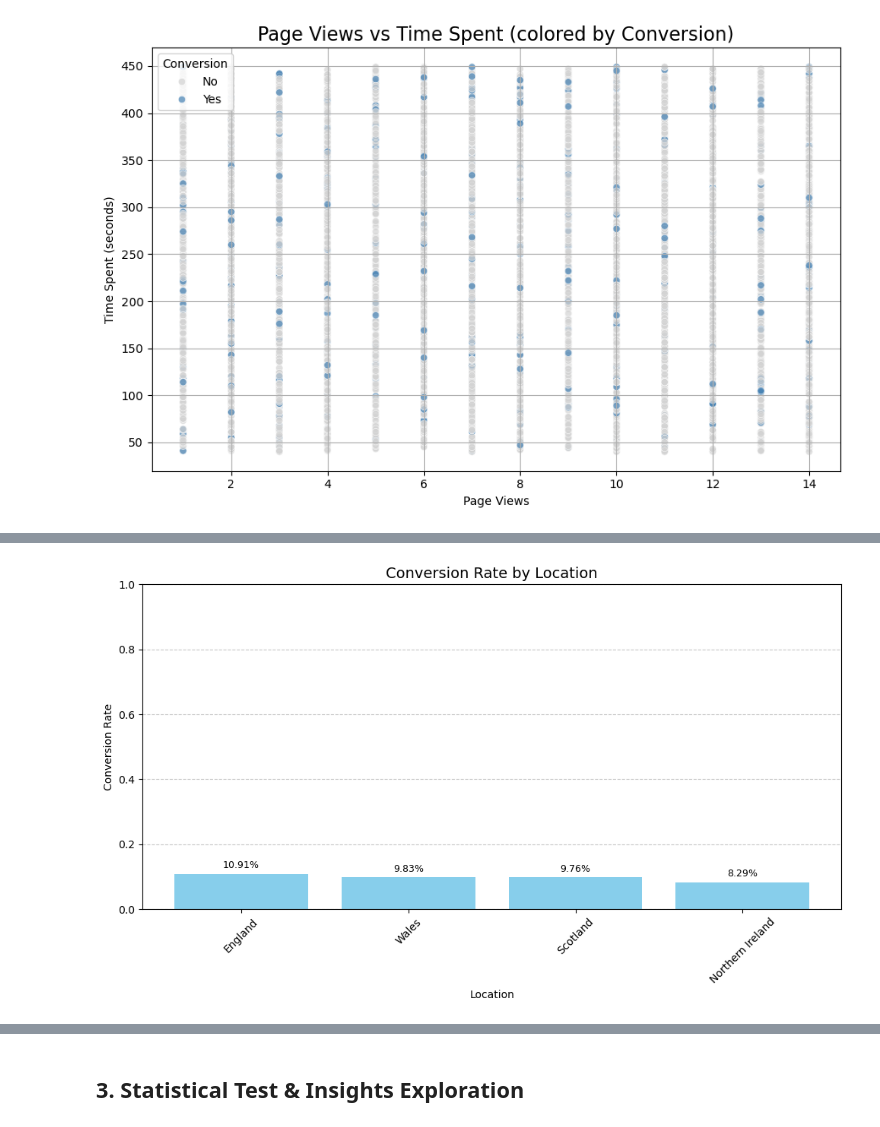
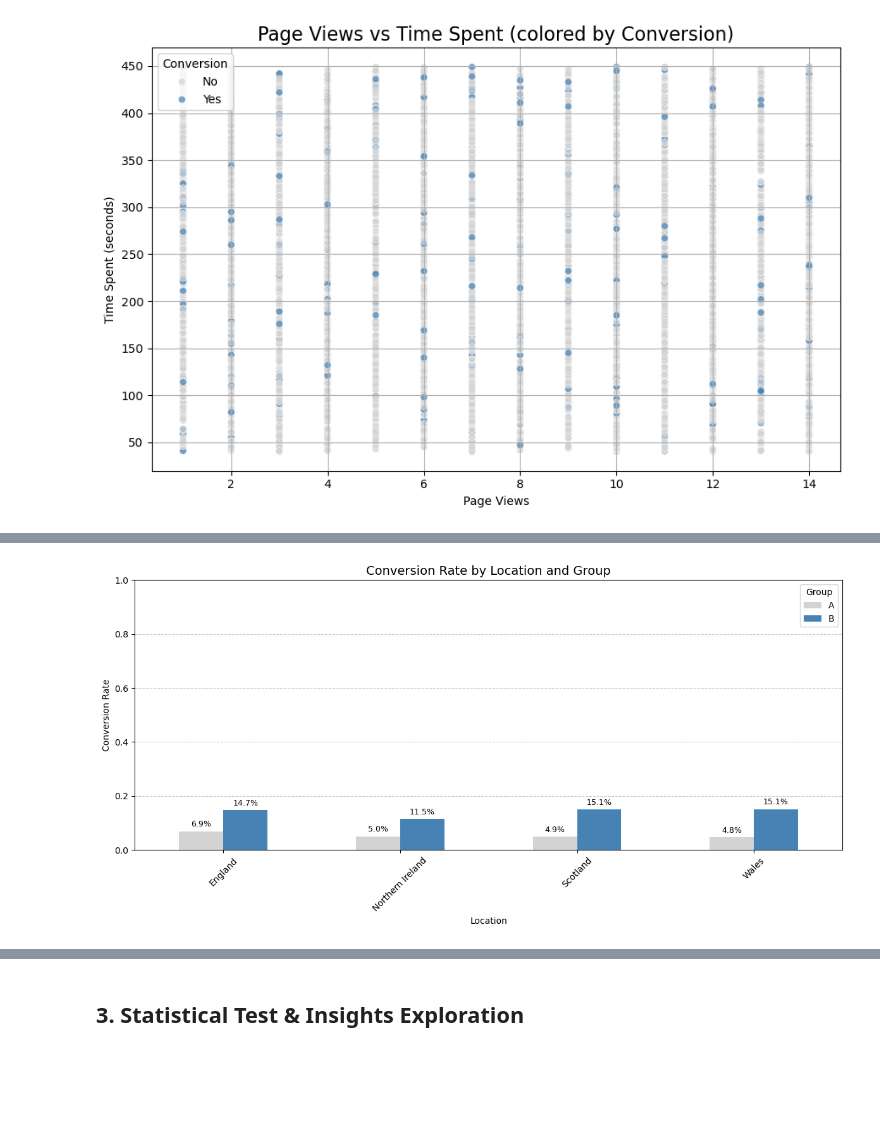
Before and after one commit to Guddies92/FinalProjectDapt08, a Jupyter notebook: Group_Project_one_dataset_Jing.ipynb, the cells around one changed output, grey strips where cells are left out. Cells and saved outputs as stored; diff of their text form; code cells hidden in the pictures; blank space fills up the shorter version.

```diff
--- a/Group_Project_one_dataset_Jing.ipynb
+++ b/Group_Project_one_dataset_Jing.ipynb
@@ -216,33 +149,46 @@ Passing `palette` without assigning `hue` is deprecated and will be removed in v
-# %%
-
-location_conversion = (
-    ab_testing.groupby(['Location', 'Conversion'])
-    .size()
-    .unstack(fill_value=0)
-)
-
-# Compute conversion rate
-location_conversion['Conversion Rate'] = location_conversion['Yes'] / (location_conversion['Yes'] + location_conversion['No'])
-
-# Sort by conversion rate
-location_conversion_sorted = location_conversion.sort_values(by='Conversion Rate', ascending=False)
-
-# Plot
-plt.figure(figsize=(10, 6))
-bars = plt.bar(location_conversion_sorted.index, location_conversion_sorted['Conversion Rate'], color='skyblue')
-
-# Add labels
-for bar in bars:
-    yval = bar.get_height()
-    plt.text(bar.get_x() + bar.get_width()/2, yval + 0.01, f"{yval:.2%}", ha='center', va='bottom', fontsize=9)
-
-plt.title('Conversion Rate by Location', fontsize=14)
-plt.ylabel('Conversion Rate')
-plt.xlabel('Location')
-plt.xticks(rotation=45)
-plt.ylim(0, 1)
-plt.tight_layout()
-plt.grid(axis='y', linestyle='--', alpha=0.7)
-plt.show()
-# %% [output]
-[figure, removed]
+# %%
+
+# Calculate conversion counts by Location and Group
+location_group_conversion = (
+    ab_testing.groupby(['Location', 'Group', 'Conversion'])
+    .size()
+    .unstack(fill_value=0)
+    .reset_index()
+)
+
+# Calculate conversion rate per group and location
+location_group_conversion['Conversion Rate'] = (
+    location_group_conversion['Yes'] /
+    (location_group_conversion['Yes'] + location_group_conversion['No'])
+)
+
+# Pivot for plotting
+plot_data = location_group_conversion.pivot(index='Location', columns='Group', values='Conversion Rate')
+
+# Plot
+# Recreate the bar plot with labels
+ax = plot_data.plot(kind='bar', color=['lightgray', 'steelblue'], figsize=(12, 6))
+
+plt.title('Conversion Rate by Location and Group', fontsize=14)
+plt.ylabel('Conversion Rate')
+plt.xlabel('Location')
+plt.xticks(rotation=45)
+plt.ylim(0, 1)
+plt.grid(axis='y', linestyle='--', alpha=0.7)
+plt.legend(title='Group')
+plt.tight_layout()
+
+# Add data labels
+for container in ax.containers:
+    for bar in container:
+        height = bar.get_height()
+        if height > 0:
+            ax.annotate(f'{height:.1%}',
+                        xy=(bar.get_x() + bar.get_width() / 2, height),
+                        xytext=(0, 3),
+                        textcoords='offset points',
+                        ha='center', va='bottom', fontsize=9)
+
+plt.show()
+# %% [output]
+[figure, added]
```
Also changed, not shown: parts of 39 cells of this notebook.
